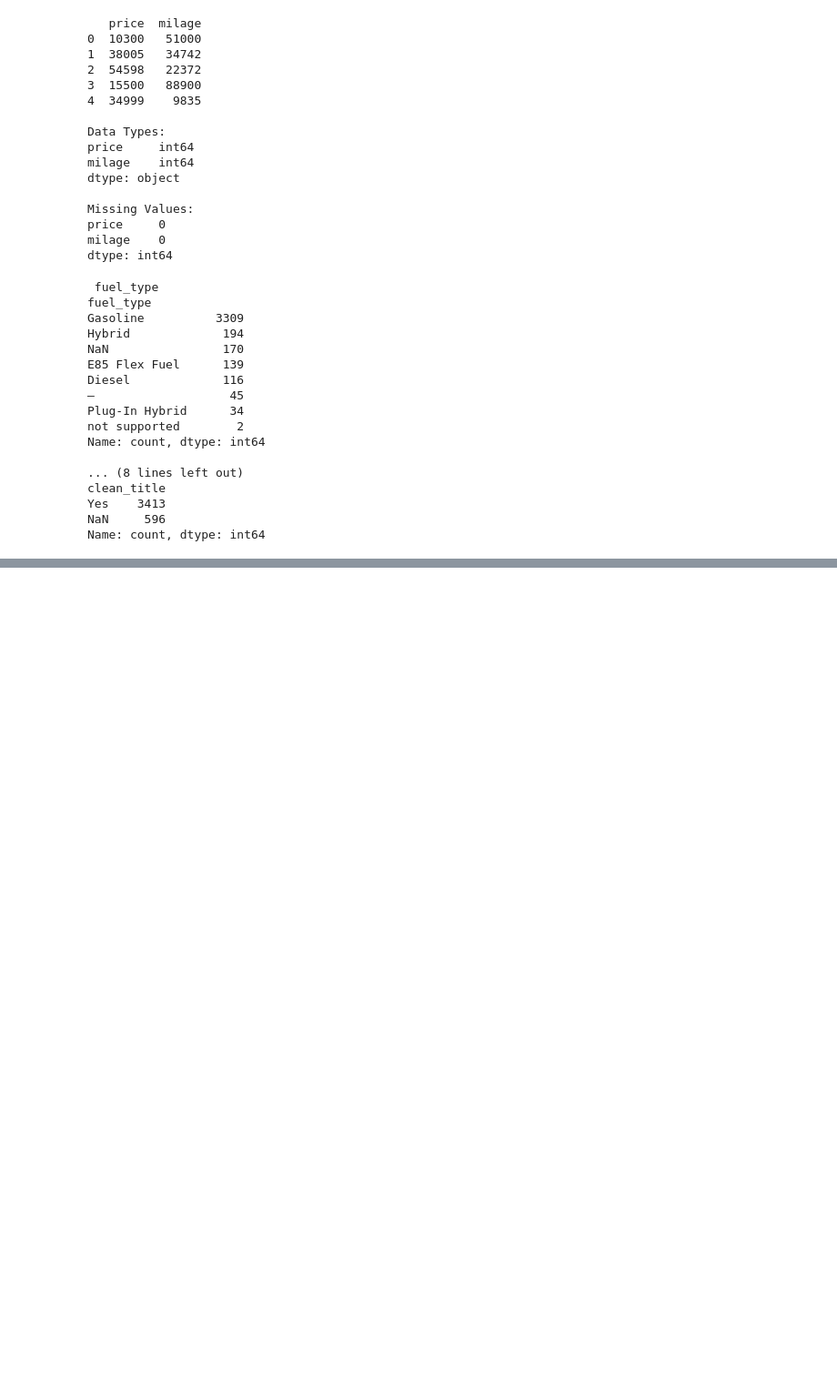
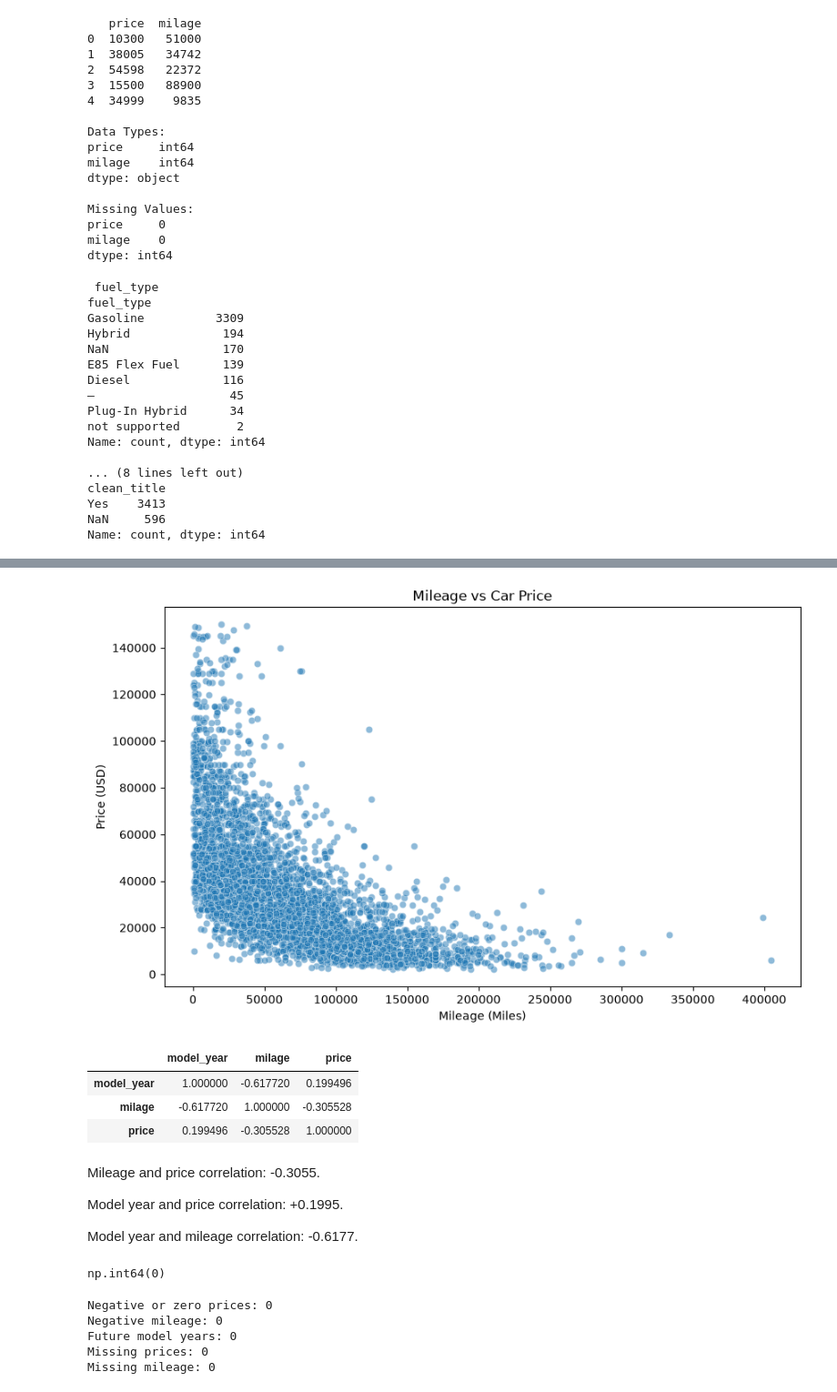
Before and after one commit to Ghostcline/-used-car-price-prediction, a Jupyter notebook: notebooks/01_used_car_prediction.ipynb, the cells around one changed output, grey strips where cells are left out. Shown at 91% size. Cells and saved outputs as stored; diff of their text form; code cells hidden in the pictures; blank space fills up the shorter version.

```diff
--- a/notebooks/01_used_car_prediction.ipynb
+++ b/notebooks/01_used_car_prediction.ipynb
@@ -211,0 +288,52 @@ Name: count, dtype: int64
+# %%
+plt.figure(figsize=(10, 6))
+
+sns.scatterplot(
+    data=df[df["price"] < 150000],
+    x="milage",
+    y="price",
+    alpha=0.5
+)
+
+plt.title("Mileage vs Car Price")
+plt.xlabel("Mileage (Miles)")
+plt.ylabel("Price (USD)")
+
+plt.show()
+# %% [output]
+[figure, added]
+# %%
+df[["model_year","milage","price"]].corr()
+# %% [output]
+|  | model_year | milage | price |
+| model_year | 1.000000 | -0.617720 | 0.199496 |
+| milage | -0.617720 | 1.000000 | -0.305528 |
+| price | 0.199496 | -0.305528 | 1.000000 |
+# %% [markdown]
+Mileage and price correlation: -0.3055.
+
+
+Model year and price correlation: +0.1995.
+
+
+Model year and mileage correlation: -0.6177.
+# %%
+df.duplicated().sum()
+# %% [output]
+np.int64(0)
+# %%
+print("Negative or zero prices:", (df["price"] <= 0).sum())
+
+print("Negative mileage:", (df["milage"] < 0).sum())
+
+print("Future model years:", (df["model_year"] > 2027).sum())
+
+print("Missing prices:", df["price"].isna().sum())
+
+print("Missing mileage:", df["milage"].isna().sum())
+# %% [output]
+Negative or zero prices: 0
+Negative mileage: 0
+Future model years: 0
+Missing prices: 0
+Missing mileage: 0
```
Also changed, not shown: parts of 7 cells of this notebook.
